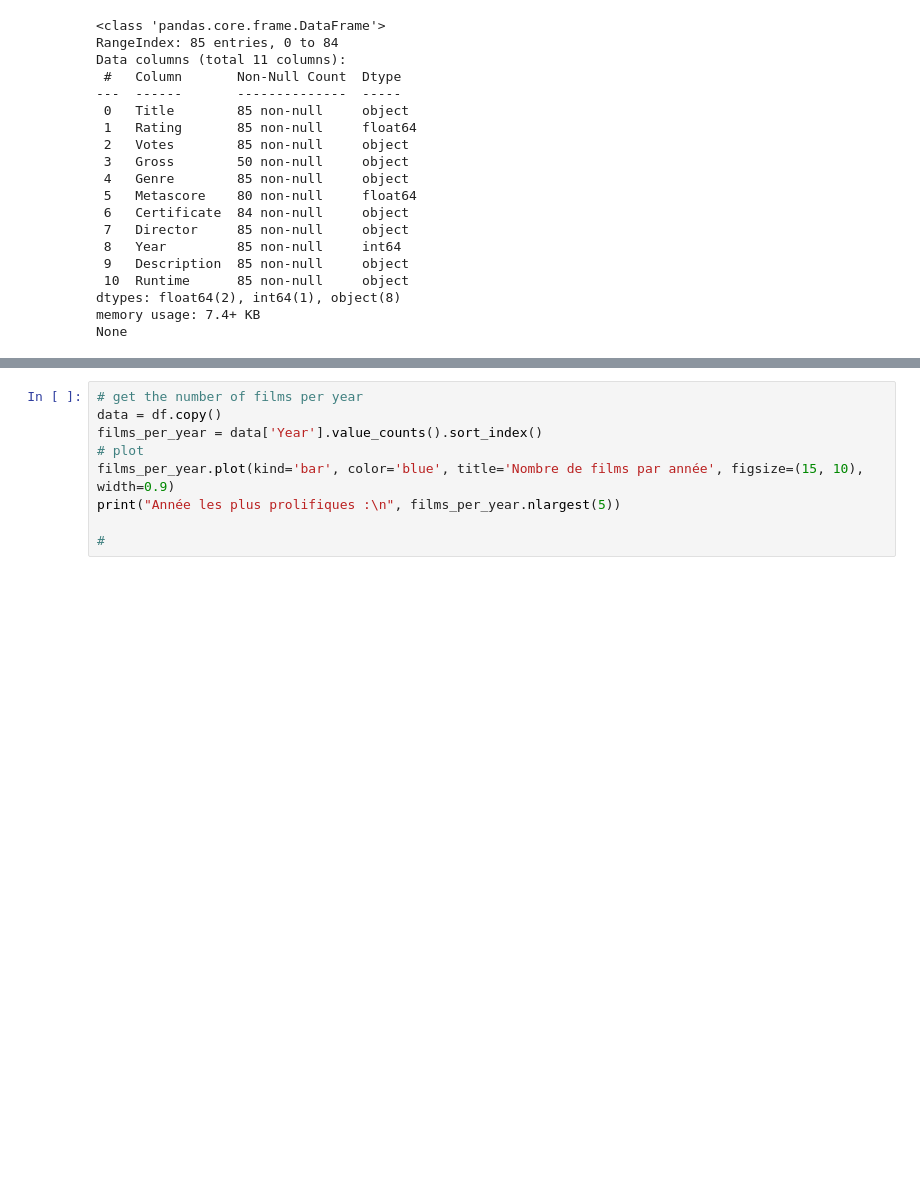
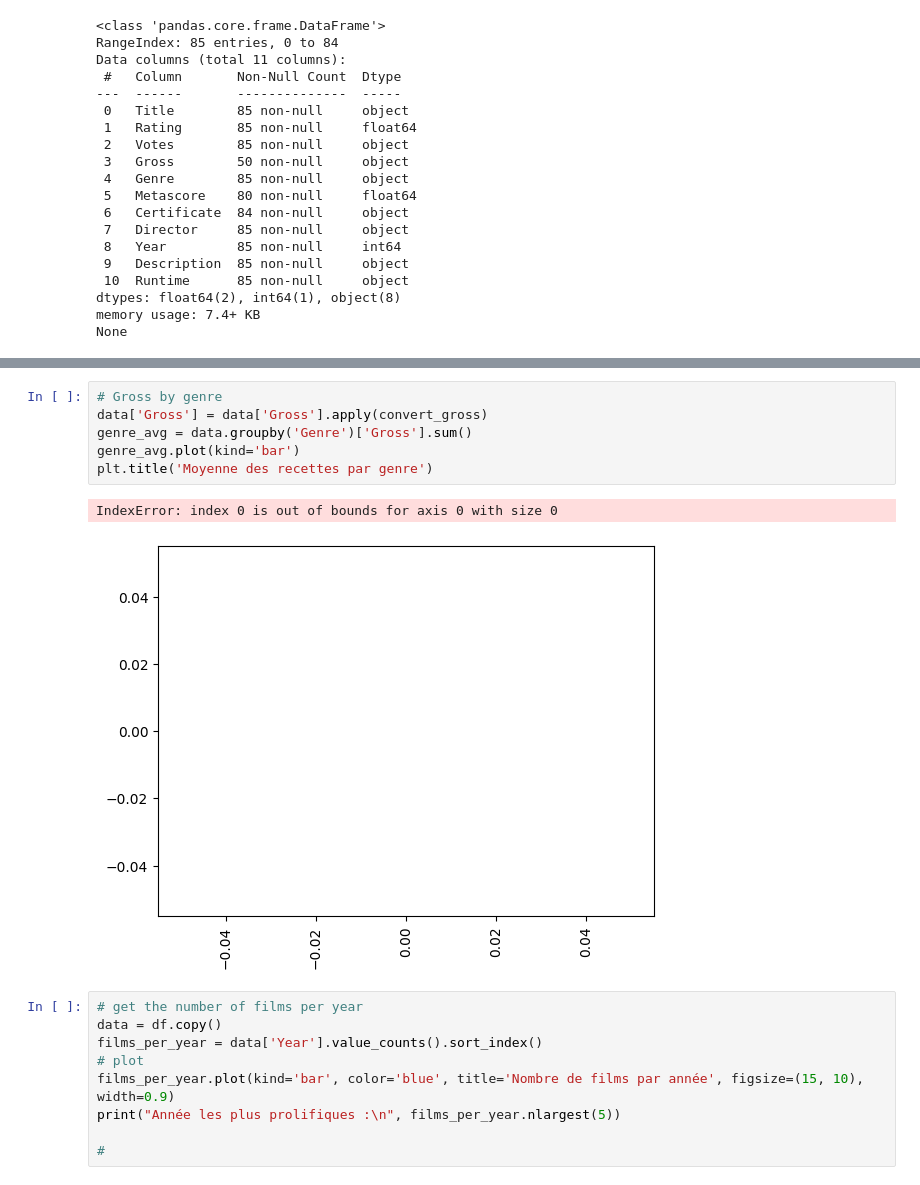
Before and after one commit to UrbsKali/ESILV_Stats, a Jupyter notebook: main.ipynb, the cells around one changed output, grey strips where cells are left out. Drawn from its saved outputs; the diff is of its cells as text; blank space fills up the shorter version.

```diff
--- a/main.ipynb
+++ b/main.ipynb
@@ -31,3 +65,12 @@ None
+# %%
+# Gross by genre
+data['Gross'] = data['Gross'].apply(convert_gross)
+genre_avg = data.groupby('Genre')['Gross'].sum()
+genre_avg.plot(kind='bar')
+plt.title('Moyenne des recettes par genre')
+# %% [output]
+IndexError: index 0 is out of bounds for axis 0 with size 0
+[figure, added]
 # %%
 # get the number of films per year
 data = df.copy()
```
Also changed, not shown: parts of 7 cells of this notebook.
